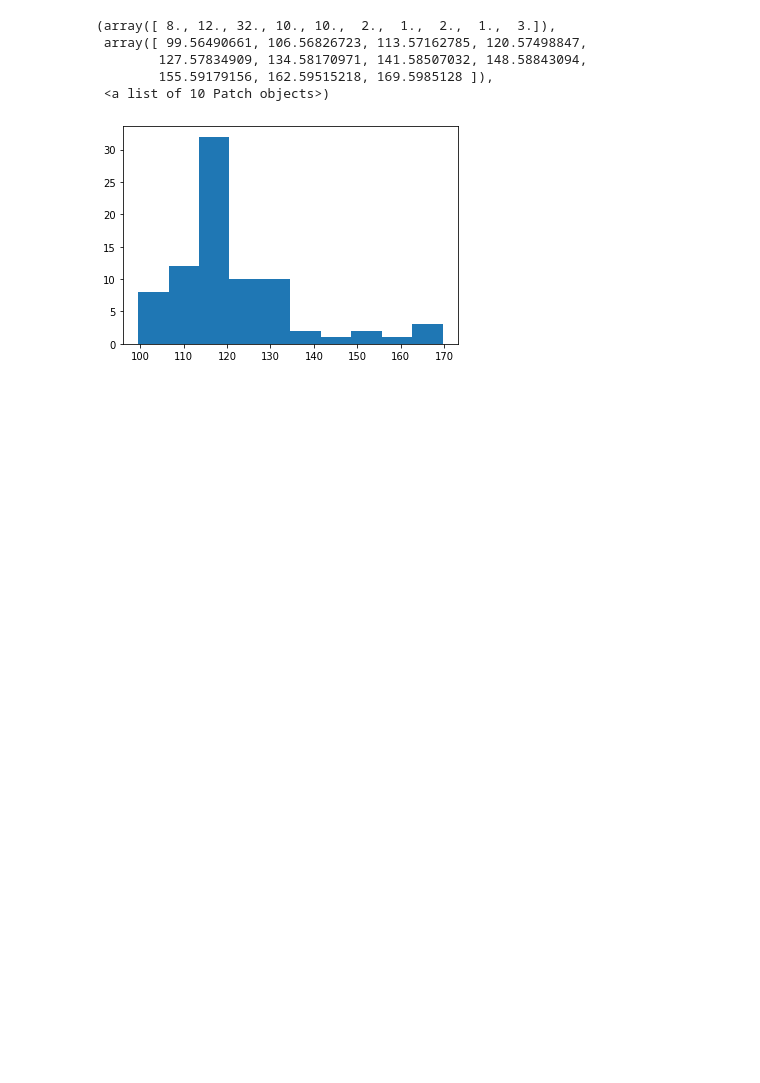
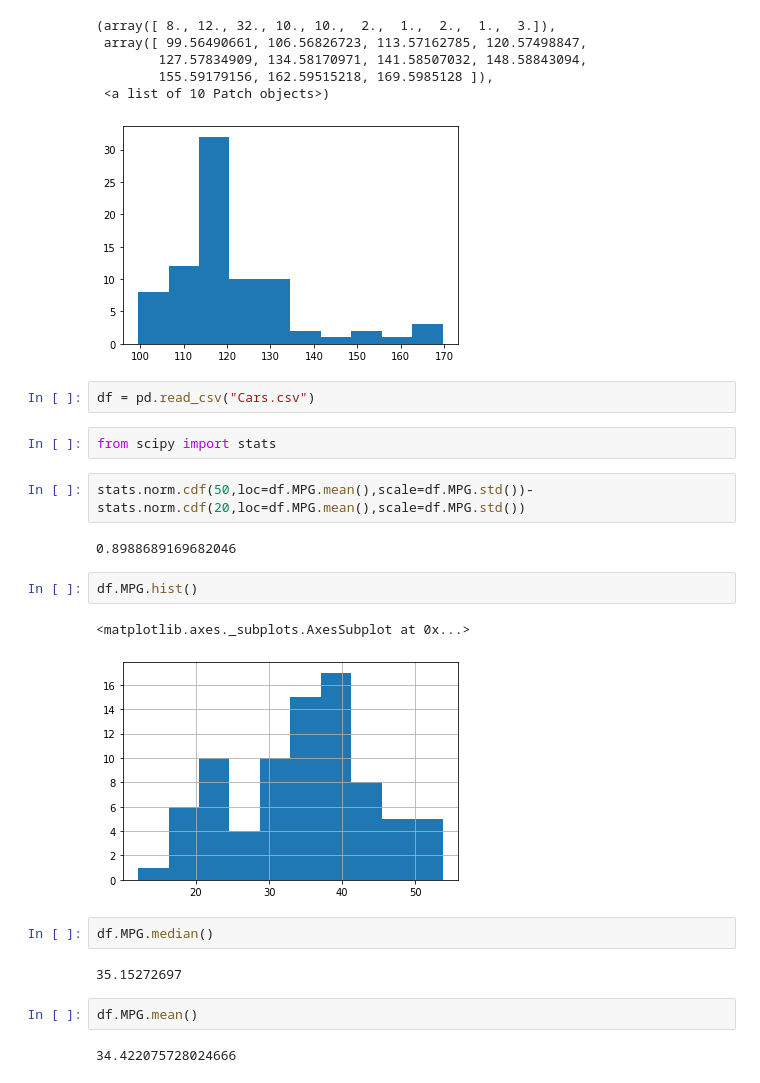
Before and after one commit to VardaanThapa/DS_assignments, a Jupyter notebook: Basics_1.ipynb, the cells around one changed output. Cells and saved outputs as stored; diff of their text form; blank space fills up the shorter version.

```diff
--- a/Basics_1.ipynb
+++ b/Basics_1.ipynb
@@ -74,3 +74,24 @@ plt.hist(df["SP"])
         155.59179156, 162.59515218, 169.5985128 ]),
  <a list of 10 Patch objects>)
 [figure]
+# %%
+df = pd.read_csv("Cars.csv")
+# %%
+from scipy import stats
+# %%
+stats.norm.cdf(50,loc=df.MPG.mean(),scale=df.MPG.std())-stats.norm.cdf(20,loc=df.MPG.mean(),scale=df.MPG.std())
+# %% [output]
+0.8988689169682046
+# %%
+df.MPG.hist()
+# %% [output]
+<matplotlib.axes._subplots.AxesSubplot at 0x...>
+[figure, added]
+# %%
+df.MPG.median()
+# %% [output]
+35.15272697
+# %%
+df.MPG.mean()
+# %% [output]
+34.422075728024666
```
Also changed, not shown: parts of 8 cells of this notebook.
